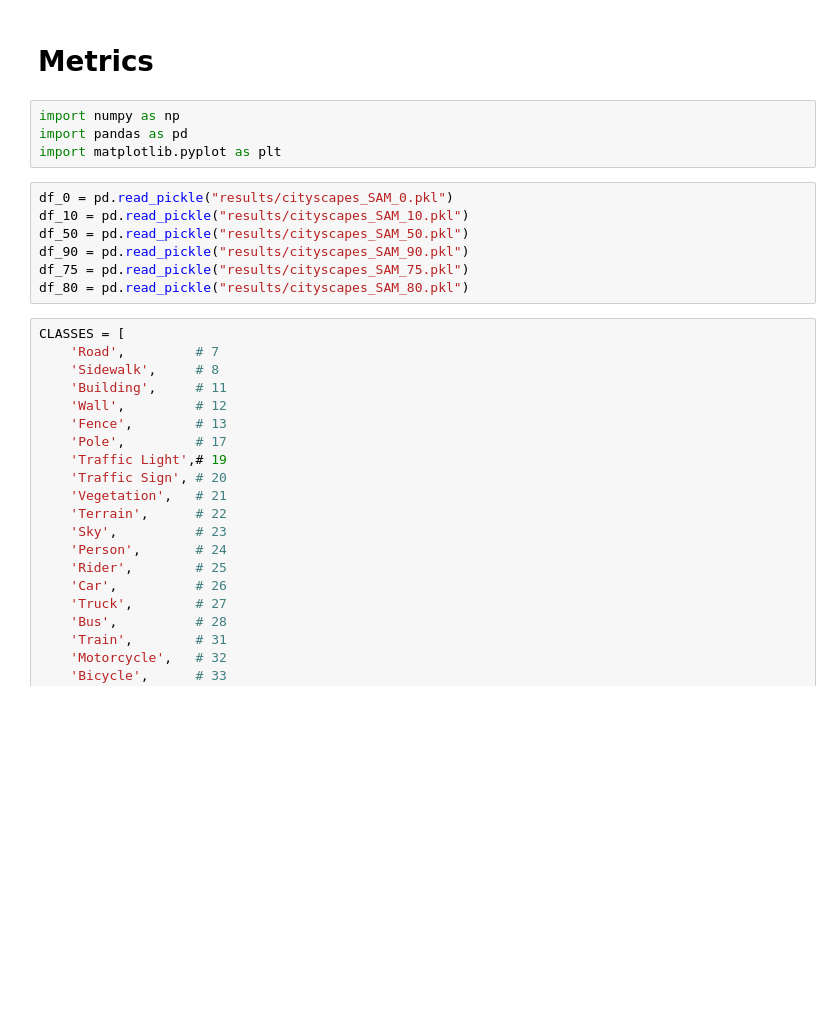
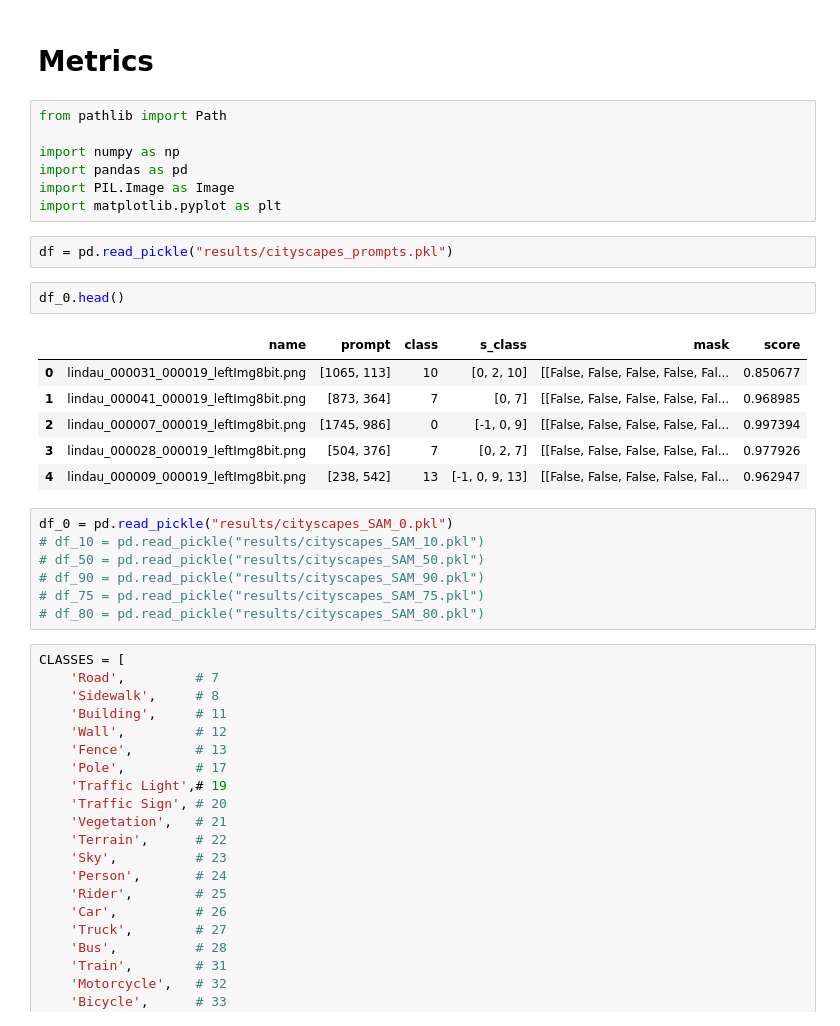
Before and after one commit to simoneangarano/BenchSAM, a Jupyter notebook: CityScapes_Test.ipynb, the cells around one changed output. Drawn from its saved outputs; the diff is of its cells as text; blank space fills up the shorter version.

```diff
--- a/CityScapes_Test.ipynb
+++ b/CityScapes_Test.ipynb
@@ -218,16 +218,30 @@ df[df['name']=='munster_000000_000019_leftImg8bit.png'][['point', 'class']].valu
 # %% [markdown]
 # Metrics
 # %%
+from pathlib import Path
+
 import numpy as np
 import pandas as pd
+import PIL.Image as Image
 import matplotlib.pyplot as plt
+# %%
+df = pd.read_pickle("results/cityscapes_prompts.pkl")
+# %%
+df_0.head()
+# %% [output]
+|  | name | prompt | class | s_class | mask | score |
+| 0 | lindau_000031_000019_leftImg8bit.png | [1065, 113] | 10 | [0, 2, 10] | [[False, False, False, False, Fal... | 0.850677 |
+| 1 | lindau_000041_000019_leftImg8bit.png | [873, 364] | 7 | [0, 7] | [[False, False, False, False, Fal... | 0.968985 |
+| 2 | lindau_000007_000019_leftImg8bit.png | [1745, 986] | 0 | [-1, 0, 9] | [[False, False, False, False, Fal... | 0.997394 |
+| 3 | lindau_000028_000019_leftImg8bit.png | [504, 376] | 7 | [0, 2, 7] | [[False, False, False, False, Fal... | 0.977926 |
+| 4 | lindau_000009_000019_leftImg8bit.png | [238, 542] | 13 | [-1, 0, 9, 13] | [[False, False, False, False, Fal... | 0.962947 |
 # %%
 df_0 = pd.read_pickle("results/cityscapes_SAM_0.pkl")
-df_10 = pd.read_pickle("results/cityscapes_SAM_10.pkl")
-df_50 = pd.read_pickle("results/cityscapes_SAM_50.pkl")
-df_90 = pd.read_pickle("results/cityscapes_SAM_90.pkl")
-df_75 = pd.read_pickle("results/cityscapes_SAM_75.pkl")
-df_80 = pd.read_pickle("results/cityscapes_SAM_80.pkl")
+# df_10 = pd.read_pickle("results/cityscapes_SAM_10.pkl")
+# df_50 = pd.read_pickle("results/cityscapes_SAM_50.pkl")
+# df_90 = pd.read_pickle("results/cityscapes_SAM_90.pkl")
+# df_75 = pd.read_pickle("results/cityscapes_SAM_75.pkl")
+# df_80 = pd.read_pickle("results/cityscapes_SAM_80.pkl")
 # %%
 CLASSES = [
     'Road',         # 7
```
Also changed, not shown: parts of 13 cells of this notebook, 8 other files.
